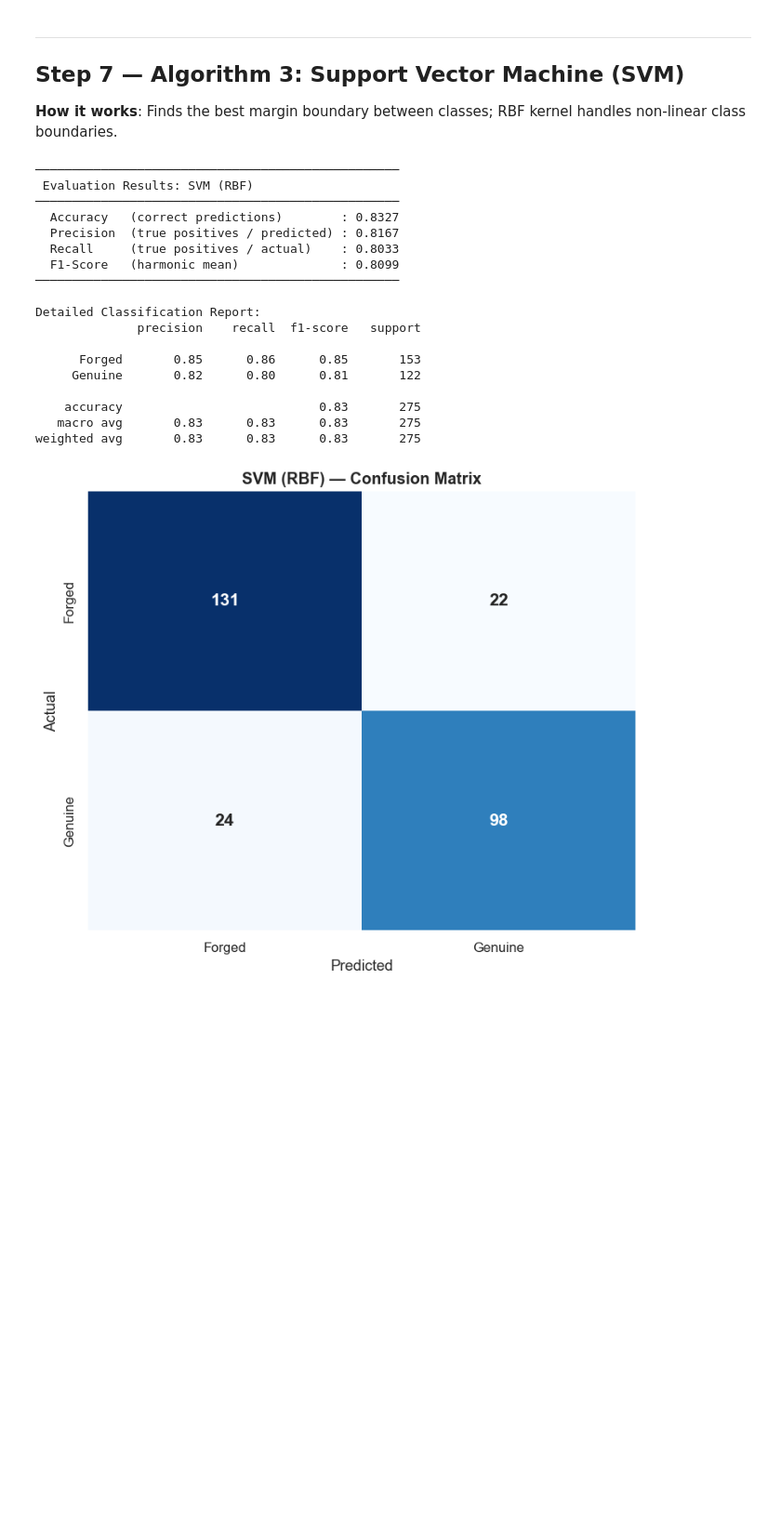
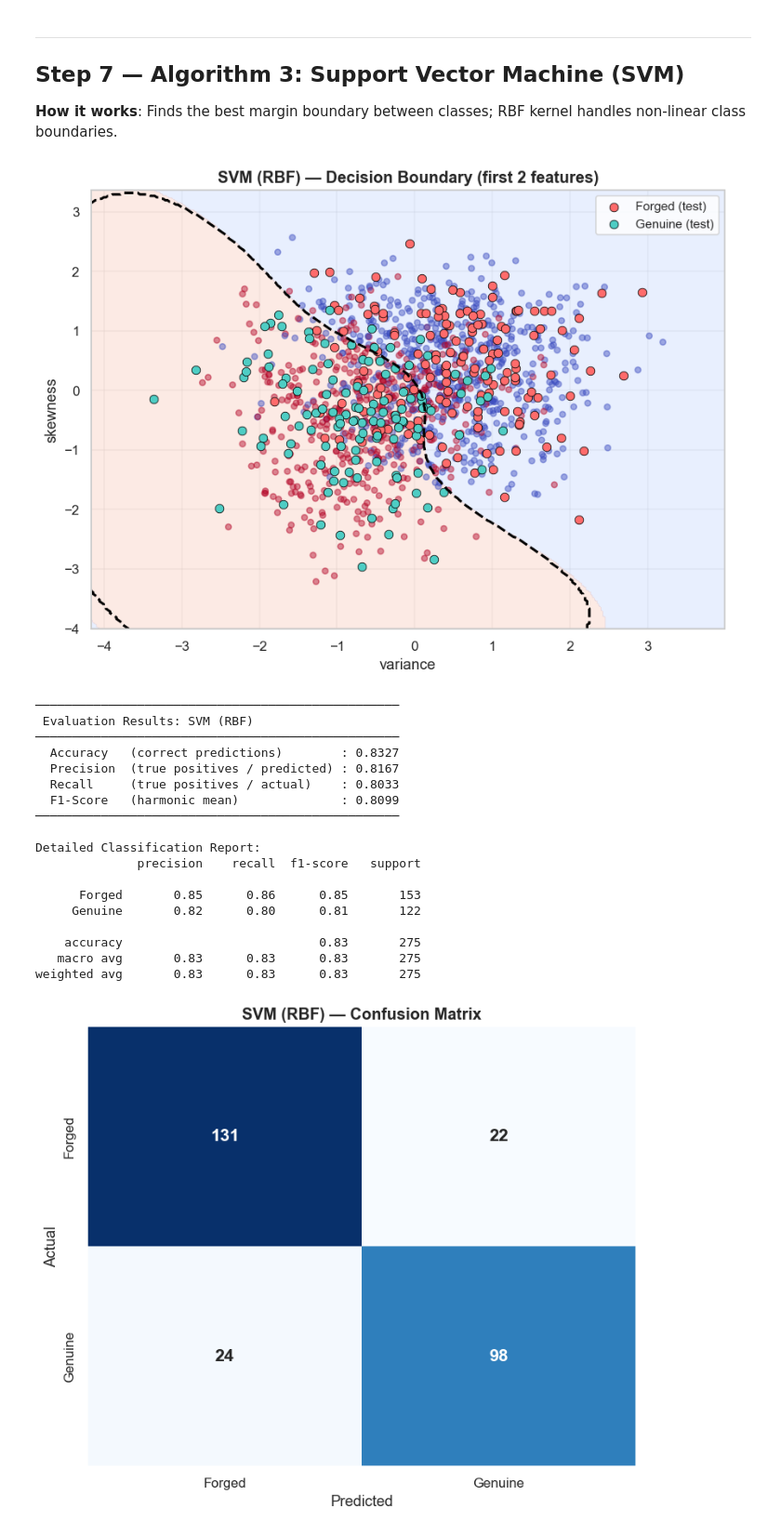
Before and after one commit to LakshyaAhlawat/banknote_authentication, a Jupyter notebook: banknote_authentication.ipynb, the cells around one changed output. Shown at 93% size. Drawn from its saved outputs; the diff is of its cells as text; code cells hidden in the pictures; blank space fills up the shorter version.

```diff
--- a/banknote_authentication.ipynb
+++ b/banknote_authentication.ipynb
@@ -805,24 +889,38 @@ KNN (K=24) — 10-Fold Cross-Validation Accuracy per fold:
 # %%
 # ── Train SVM model on scaled noisy data ──
 svm_model = SVC(
     kernel="rbf",
     C=1.0,
     gamma="scale",
     probability=True,
     random_state=RANDOM_SEED
 )
 
 svm_model.fit(X_train_scaled, y_train)
 y_pred_svm = svm_model.predict(X_test_scaled)
 y_prob_svm = svm_model.predict_proba(X_test_scaled)[:, 1]
 
+# Plot 2D decision boundary using first 2 features
+feature_pair = [X_train.columns[0], X_train.columns[1]]
+svm_vis_model = SVC(kernel="rbf", C=1.0, gamma="scale", probability=True, random_state=RANDOM_SEED)
+plot_decision_boundary_2d(
+    model=svm_vis_model,
+    X_train_2d=X_train_scaled[:, :2],
+    y_train=y_train,
+    X_test_2d=X_test_scaled[:, :2],
+    y_test=y_test,
+    model_name="SVM (RBF)",
+    feature_names=feature_pair
+)
+
 # Evaluate
 svm_results = evaluate_model("SVM (RBF)", y_test, y_pred_svm)
 all_results["SVM"] = svm_results
 
 print("\nDetailed Classification Report:")
 print(classification_report(y_test, y_pred_svm, target_names=["Forged", "Genuine"]))
 # %% [output]
+[figure, added]
 ──────────────────────────────────────────────────
  Evaluation Results: SVM (RBF)
 ──────────────────────────────────────────────────
```
Also changed, not shown: parts of 4 cells of this notebook.
